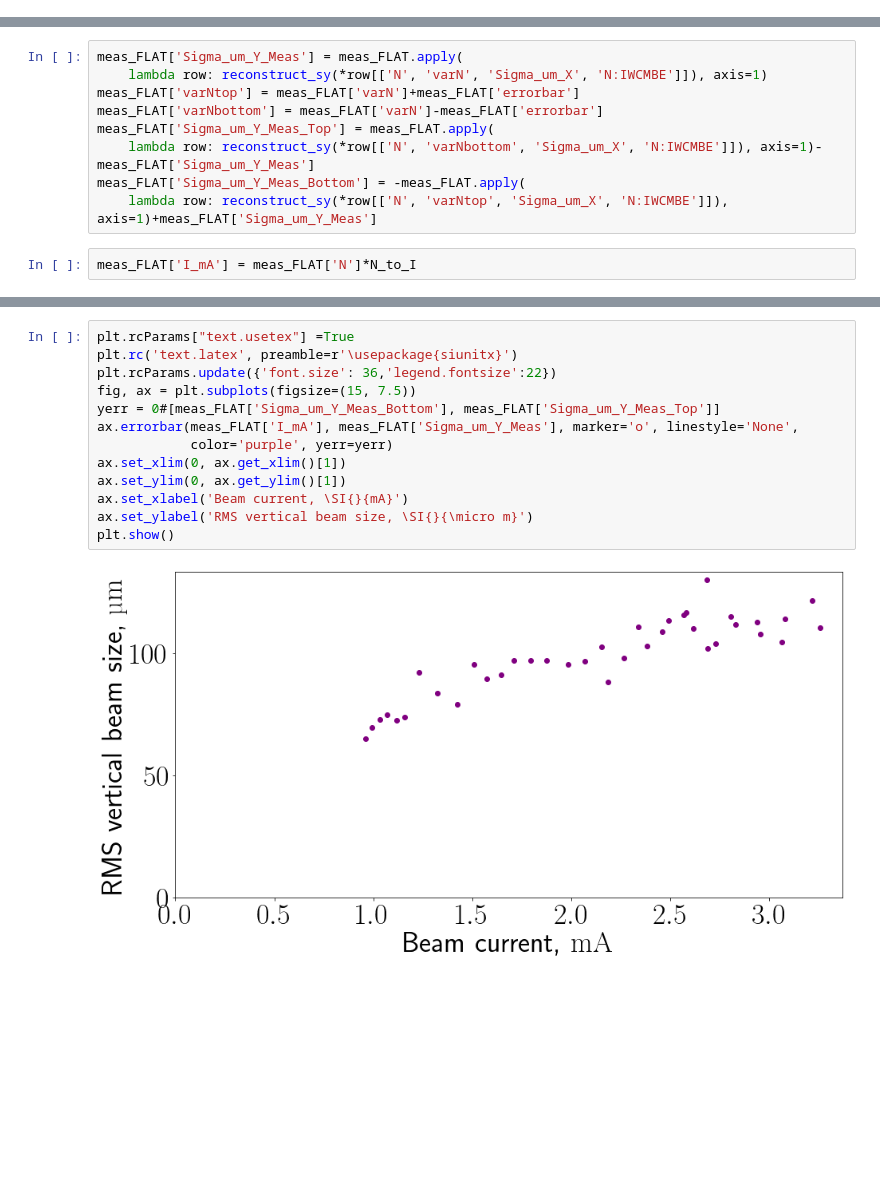
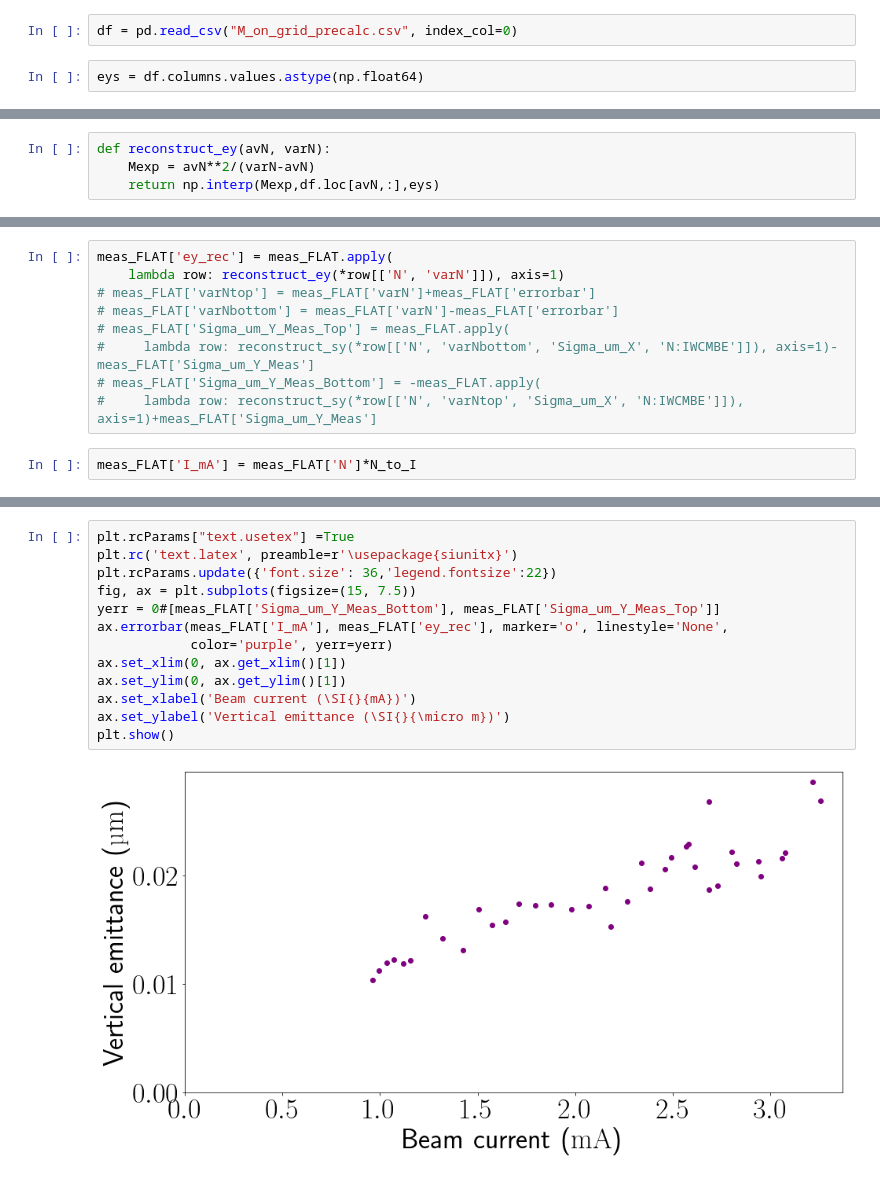
Before and after one commit to IharLobach/fur, a Jupyter notebook: shifts/shift_03_16_2020/flat/plot_flat.ipynb, the cells around one changed output, grey strips where cells are left out. Drawn from its saved outputs; the diff is of its cells as text; blank space fills up the shorter version.

```diff
--- a/shifts/shift_03_16_2020/flat/plot_flat.ipynb
+++ b/shifts/shift_03_16_2020/flat/plot_flat.ipynb
@@ -52,0 +42,4 @@ reconstruct_sy(1e7, 0.3e8, 1000, 25)
+# %%
+df = pd.read_csv("M_on_grid_precalc.csv", index_col=0)
+# %%
+eys = df.columns.values.astype(np.float64)
@@ -52,0 +51,4 @@ reconstruct_sy(1e7, 0.3e8, 1000, 25)
+# %%
+def reconstruct_ey(avN, varN):
+    Mexp = avN**2/(varN-avN)
+    return np.interp(Mexp,df.loc[avN,:],eys)
@@ -53,11 +59,11 @@ reconstruct_sy(1e7, 0.3e8, 1000, 25)
 # %%
-meas_FLAT['Sigma_um_Y_Meas'] = meas_FLAT.apply(
-    lambda row: reconstruct_sy(*row[['N', 'varN', 'Sigma_um_X', 'N:IWCMBE']]), axis=1)
-meas_FLAT['varNtop'] = meas_FLAT['varN']+meas_FLAT['errorbar']
-meas_FLAT['varNbottom'] = meas_FLAT['varN']-meas_FLAT['errorbar']
-meas_FLAT['Sigma_um_Y_Meas_Top'] = meas_FLAT.apply(
-    lambda row: reconstruct_sy(*row[['N', 'varNbottom', 'Sigma_um_X', 'N:IWCMBE']]), axis=1)-meas_FLAT['Sigma_um_Y_Meas']
-meas_FLAT['Sigma_um_Y_Meas_Bottom'] = -meas_FLAT.apply(
-    lambda row: reconstruct_sy(*row[['N', 'varNtop', 'Sigma_um_X', 'N:IWCMBE']]), axis=1)+meas_FLAT['Sigma_um_Y_Meas']
+meas_FLAT['ey_rec'] = meas_FLAT.apply(
+    lambda row: reconstruct_ey(*row[['N', 'varN']]), axis=1)
+# meas_FLAT['varNtop'] = meas_FLAT['varN']+meas_FLAT['errorbar']
+# meas_FLAT['varNbottom'] = meas_FLAT['varN']-meas_FLAT['errorbar']
+# meas_FLAT['Sigma_um_Y_Meas_Top'] = meas_FLAT.apply(
+#     lambda row: reconstruct_sy(*row[['N', 'varNbottom', 'Sigma_um_X', 'N:IWCMBE']]), axis=1)-meas_FLAT['Sigma_um_Y_Meas']
+# meas_FLAT['Sigma_um_Y_Meas_Bottom'] = -meas_FLAT.apply(
+#     lambda row: reconstruct_sy(*row[['N', 'varNtop', 'Sigma_um_X', 'N:IWCMBE']]), axis=1)+meas_FLAT['Sigma_um_Y_Meas']
 # %%
 meas_FLAT['I_mA'] = meas_FLAT['N']*N_to_I
@@ -64,18 +90,18 @@ meas_FLAT['I_mA'] = meas_FLAT['N']*N_to_I
 # %%
 plt.rcParams["text.usetex"] =True
 plt.rc('text.latex', preamble=r'\usepackage{siunitx}')
 plt.rcParams.update({'font.size': 36,'legend.fontsize':22})
 fig, ax = plt.subplots(figsize=(15, 7.5))
 yerr = 0#[meas_FLAT['Sigma_um_Y_Meas_Bottom'], meas_FLAT['Sigma_um_Y_Meas_Top']]
-ax.errorbar(meas_FLAT['I_mA'], meas_FLAT['Sigma_um_Y_Meas'], marker='o', linestyle='None',
+ax.errorbar(meas_FLAT['I_mA'], meas_FLAT['ey_rec'], marker='o', linestyle='None',
             color='purple', yerr=yerr)
 ax.set_xlim(0, ax.get_xlim()[1])
 ax.set_ylim(0, ax.get_ylim()[1])
-ax.set_xlabel('Beam current, \SI{}{mA}')
-ax.set_ylabel('RMS vertical beam size, \SI{}{\micro m}')
+ax.set_xlabel('Beam current (\SI{}{mA})')
+ax.set_ylabel('Vertical emittance (\SI{}{\micro m})')
 plt.show()
 # %% [output]
-[figure, old version]
+[figure, new version]
 # %%
 plt.rcParams.update({'font.size': 30,'legend.fontsize':22})
 
```
Also changed, not shown: parts of 11 cells of this notebook, 26 other files.
